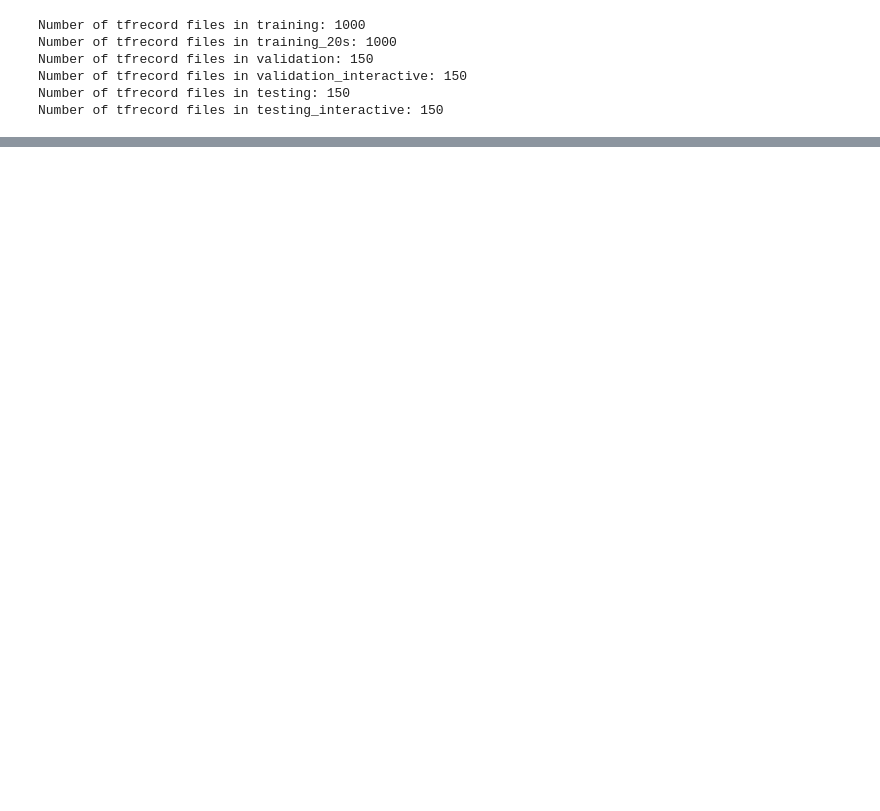
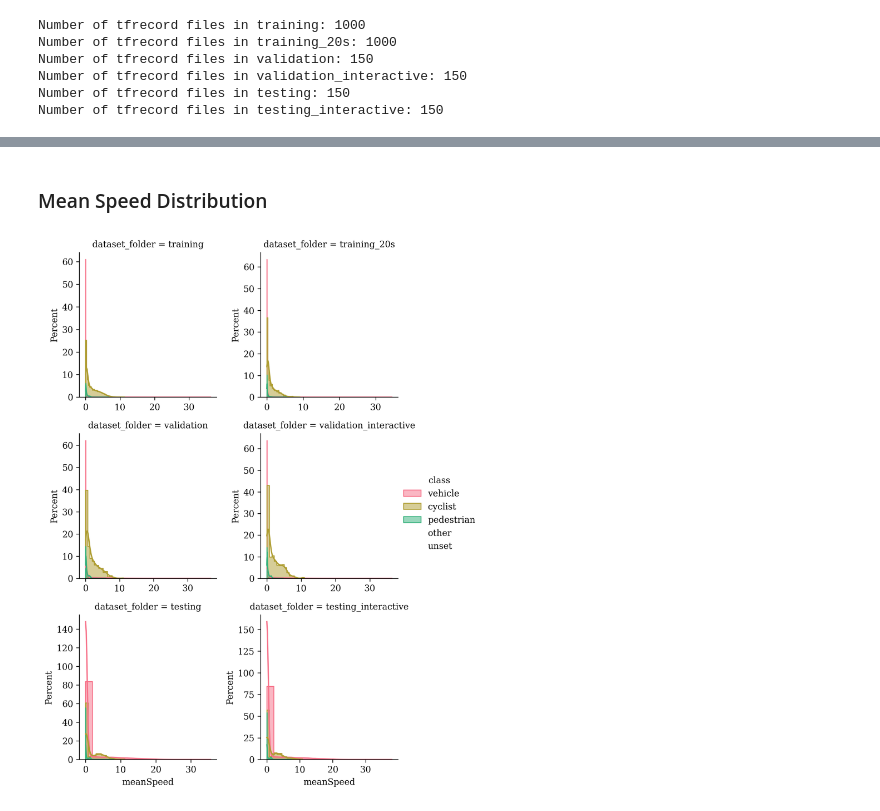
Before and after one commit to SCP-CN-001/trajectory_dataset_support, a Jupyter notebook: trajectory_data_analysis/waymo-motion.ipynb, the cells around one changed output, grey strips where cells are left out. Drawn from its saved outputs; the diff is of its cells as text; code cells hidden in the pictures; blank space fills up the shorter version.

```diff
--- a/trajectory_data_analysis/waymo-motion.ipynb
+++ b/trajectory_data_analysis/waymo-motion.ipynb
@@ -68,0 +84,6 @@ plt.show()
+# %% [markdown]
+### Mean Speed Distribution
+# %%
+waymo_motion.plot_mean_speed_distribution(folders, tfrecord_file_path_lists, proportion=0.03)
+# %% [output]
+[figure, added]
```
Also changed, not shown: parts of 12 cells of this notebook, 2 other files.
